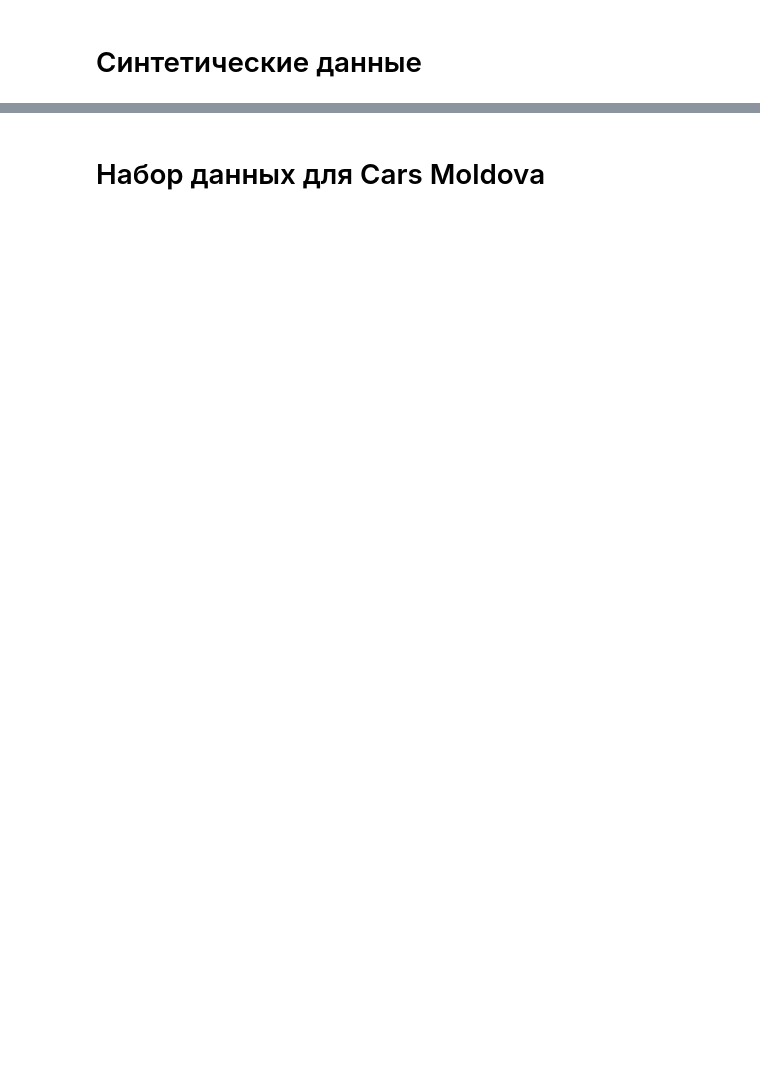
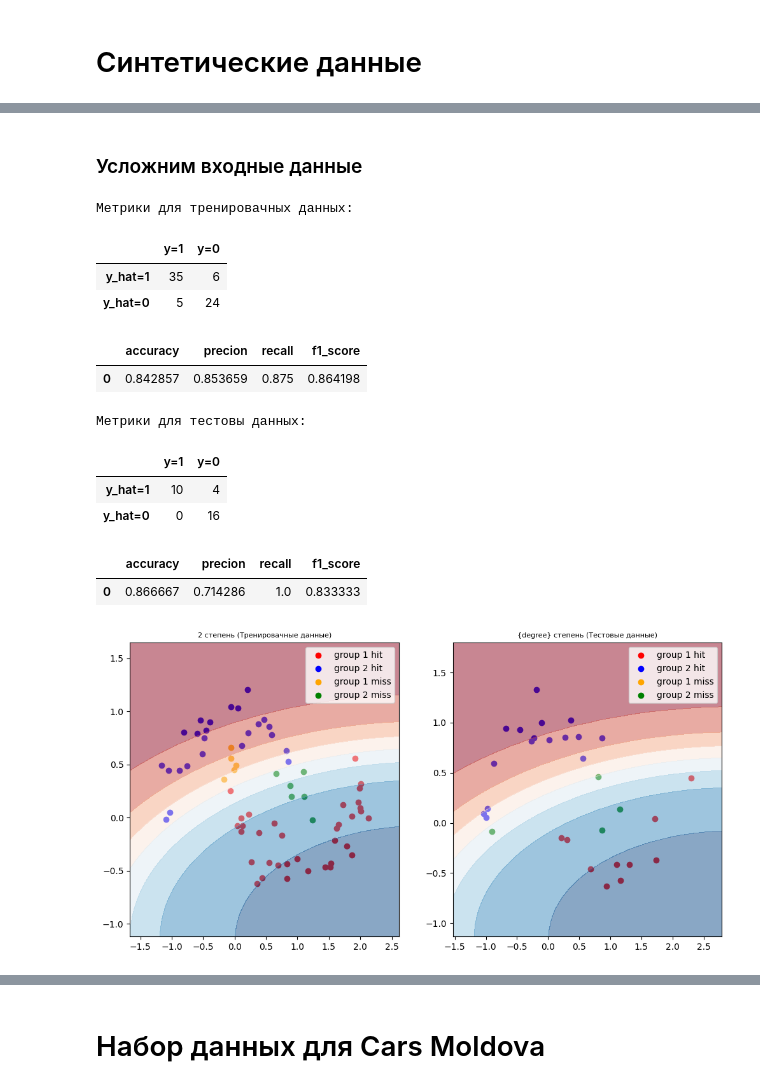
Before and after one commit to pyretttt/master_mle, a Jupyter notebook: practice3.ipynb, the cells around one changed output, grey strips where cells are left out. Saved outputs shown, nothing was run; the diff lists cells and outputs as text; code cells hidden in the pictures; blank space fills up the shorter version.

```diff
--- a/practice3.ipynb
+++ b/practice3.ipynb
@@ -203,0 +322,51 @@ ValueError: non-broadcastable output operand with shape (3,) doesn't match the b
+# %% [markdown]
+### Усложним входные данные
+# %%
+moons_ds_X, moons_ds_y = moons_ds
+moons_ds_X_2 = convert_to_polynom(moons_ds_X, degree=2)
+moons_ds_X_3 = convert_to_polynom(moons_ds_X, degree=3)
+moons_ds_X_4 = convert_to_polynom(moons_ds_X, degree=4)
+
+circles_ds_X, circles_ds_y = circles_ds
+circles_ds_X_2 = convert_to_polynom(circles_ds_X, degree=2)
+# %%
+def evaluate_polynomial_model(X, y, degree):
+    X_train, X_test, y_train, y_test = train_test_split(X,
+                                                        y,
+                                                        test_size=0.3,
+                                                        random_state=42)
+    log_regr = LogisticRegression(learning_rate=0.25)
+    log_regr.fit(X_train, y_true=y_train, epochs=300)
+
+    train_report = log_regr.prediction_report(X_train, y_train)
+    test_report = log_regr.prediction_report(X_test, y_test)
+
+    print('Метрики для тренировачных данных: ')
+    display(train_report[0], train_report[-1])
+    print('Метрики для тестовы данных: ')
+    display(test_report[0], test_report[-1])
+
+    _, ax = plt.subplots(1, 2, figsize=(12, 6))
+    log_regr.draw_classification(ax[0], X_train, y_train, poly=True,
+                                order=degree, title=f'{degree} степень (Тренировачные данные)')
+    log_regr.draw_classification(ax[1], X_test, y_test, poly=True,
+                                order=degree, title='{degree} степень (Тестовые данные)')
+
+# Посмотрим какая степень полинома справляется лучше при одинаковых гиперпараметрах
+# %%
+evaluate_polynomial_model(moons_ds_X_2, moons_ds_y, degree=2)
+# Уже лучше, точность сильно выросла
+# %% [output]
+Метрики для тренировачных данных:
+|  | y=1 | y=0 |
+| y_hat=1 | 35 | 6 |
+| y_hat=0 | 5 | 24 |
+|  | accuracy | precion | recall | f1_score |
+| 0 | 0.842857 | 0.853659 | 0.875 | 0.864198 |
+Метрики для тестовы данных:
+|  | y=1 | y=0 |
+| y_hat=1 | 10 | 4 |
+| y_hat=0 | 0 | 16 |
+|  | accuracy | precion | recall | f1_score |
+| 0 | 0.866667 | 0.714286 | 1.0 | 0.833333 |
+[figure, added]
```
Also changed, not shown: parts of 24 cells of this notebook.
